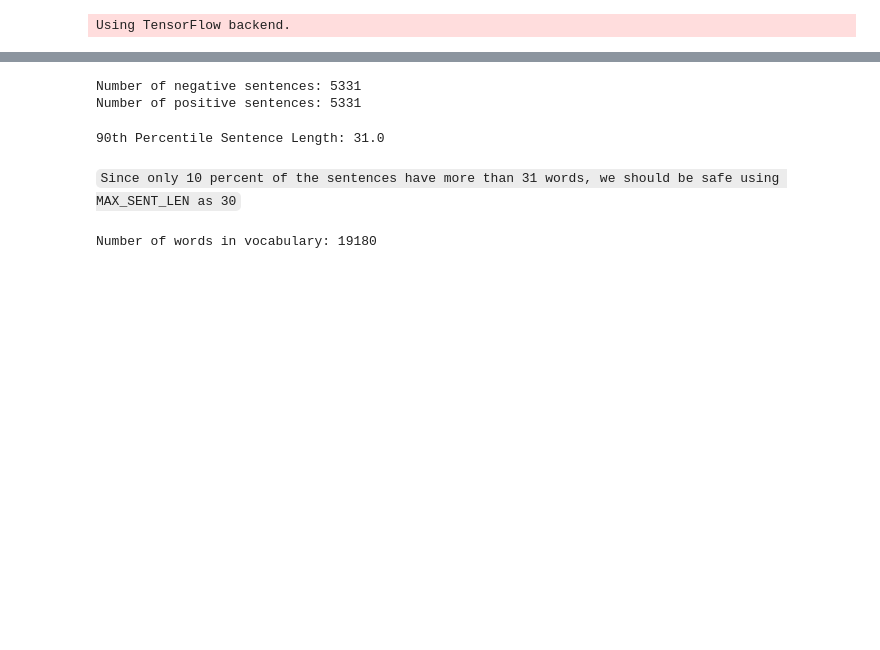
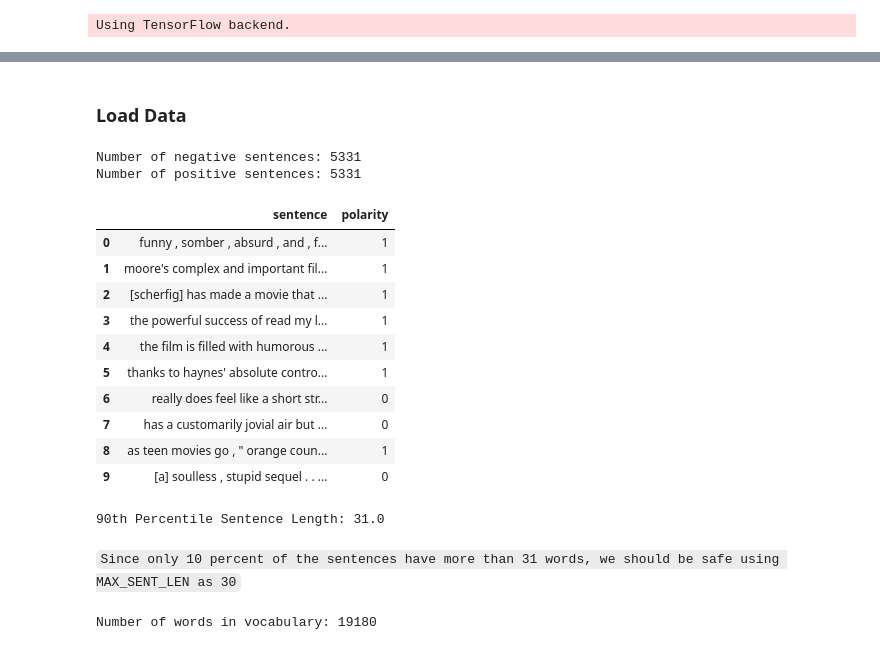
Before and after one commit to HareeshBahuleyan/deeplearning-tutorials, a Jupyter notebook: text-classification-lstm/lstm-sentiment-analysis.ipynb, the cells around one changed output, grey strips where cells are left out. Saved outputs shown, nothing was run; the diff lists cells and outputs as text; code cells hidden in the pictures; blank space fills up the shorter version.

```diff
--- a/text-classification-lstm/lstm-sentiment-analysis.ipynb
+++ b/text-classification-lstm/lstm-sentiment-analysis.ipynb
@@ -29,3 +60,5 @@ LSTM_DIM = 128
 EMBEDDING_DIM = 300
 BATCH_SIZE = 32
 N_EPOCHS = 10
+# %% [markdown]
+### Load Data
@@ -32,23 +72,30 @@ N_EPOCHS = 10
+# %%
+print('Number of negative sentences:', len(neg))
+print('Number of positive sentences:', len(pos))
+# %% [output]
+Number of negative sentences: 5331
+Number of positive sentences: 5331
 # %%
-# Read the text files of positive and negative sentences
-with open(DATA_DIR+'rt-polarity.neg', 'r', errors='ignore') as f:
-    neg = f.readlines()
-
-with open(DATA_DIR+'rt-polarity.pos', 'r', errors='ignore') as f:
-    pos = f.readlines()
-
-print('Number of negative sentences:', len(neg))
-print('Number of positive sentences:', len(pos))
-
 # Create a dataframe to store the sentence and polarity as 2 columns
 df = pd.DataFrame(columns=['sentence', 'polarity'])
 df['sentence'] = neg + pos
 df['polarity'] = [0]*len(neg) + [1]*len(pos)
 df = df.sample(frac=1, random_state=10) # Shuffle the rows
 df.reset_index(inplace=True, drop=True)
-# %% [output]
-Number of negative sentences: 5331
-Number of positive sentences: 5331
+# %%
+df.head(10)
+# %% [output]
+|  | sentence | polarity |
+| 0 | funny , somber , absurd , and , f... | 1 |
+| 1 | moore's complex and important fil... | 1 |
+| 2 | [scherfig] has made a movie that ... | 1 |
+| 3 | the powerful success of read my l... | 1 |
+| 4 | the film is filled with humorous ... | 1 |
+| 5 | thanks to haynes' absolute contro... | 1 |
+| 6 | really does feel like a short str... | 0 |
+| 7 | has a customarily jovial air but ... | 0 |
+| 8 | as teen movies go , " orange coun... | 1 |
+| 9 | [a] soulless , stupid sequel . . ... | 0 |
 # %%
 # Pre-processing involves removal of puctuations and converting text to lower case
 word_seq = [text_to_word_sequence(sent) for sent in df['sentence']]
```
Also changed, not shown: parts of 26 cells of this notebook, 2 other files.
